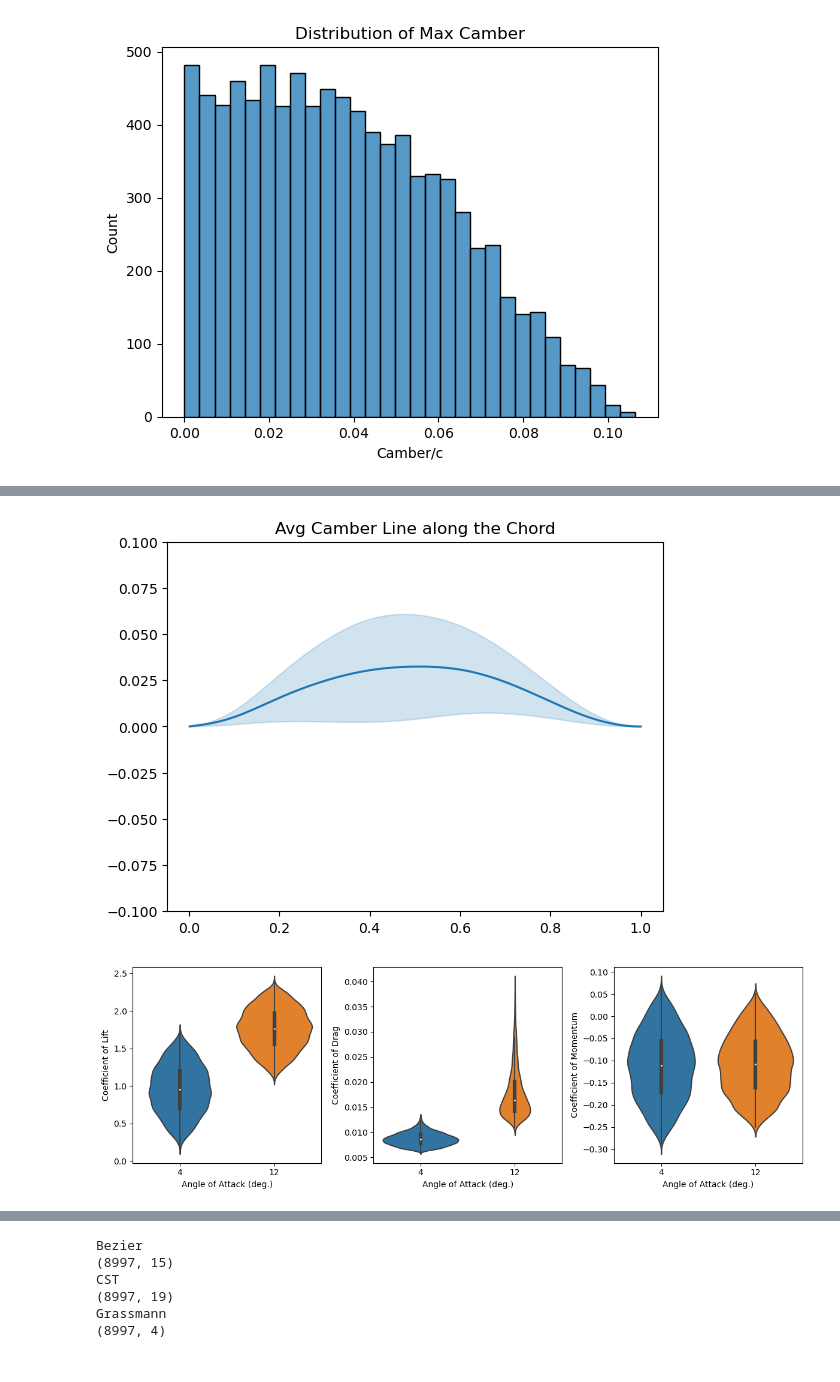
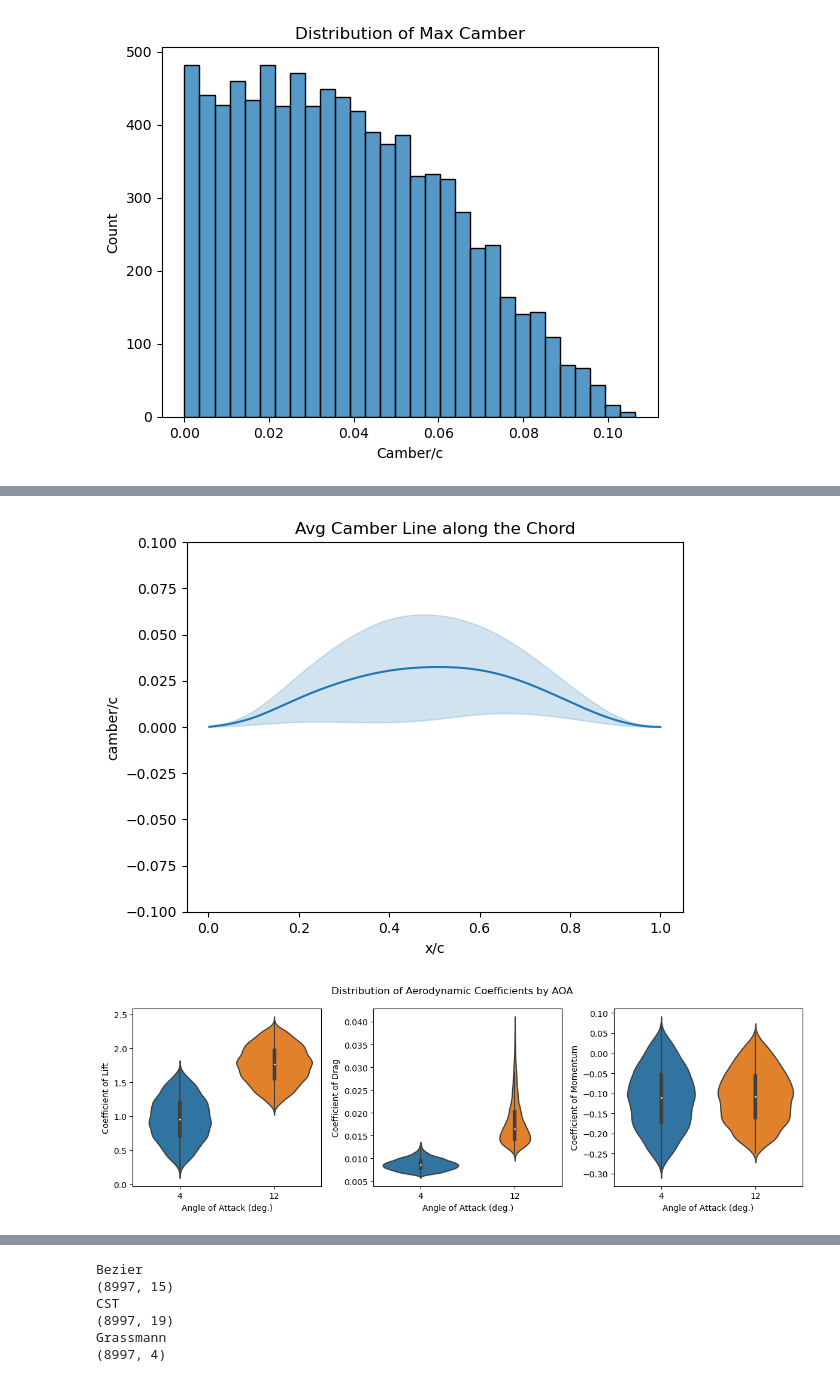
Before and after one commit to NREL/windAI_bench, a Jupyter notebook: airfoil_9k/explore_airfoil_9k_data.ipynb, the cells around one changed output, grey strips where cells are left out. Cells and saved outputs as stored; diff of their text form; code cells hidden in the pictures.

```diff
--- a/airfoil_9k/explore_airfoil_9k_data.ipynb
+++ b/airfoil_9k/explore_airfoil_9k_data.ipynb
@@ -165,10 +167,11 @@ ax.set_title('Avg Airfoil Thickness along the Chord');
 # %%
 # Visualization of Average Camber line and standard deviation across all airfoils
 ax = sns.lineplot(data=camber_arr_1d, x=camber_arr_1d[:,0], y=camber_arr_1d[:,1], errorbar='sd', n_boot=(len(camber_arr_1d)))
+ax.set(xlabel='x/c', ylabel='camber/c')
 ax.set_title('Avg Camber Line along the Chord')
 ax.set_ylim(ymin=-0.10, ymax=0.10);
 # %% [output]
-[figure, old version]
+[figure, new version]
 # %%
 # Visualize distributions of coeffients of lift, drag, and moment as a function of angle of attack across all airfoils
 with h5py.File(data_path, 'r') as hf:
@@ -176,31 +179,32 @@ with h5py.File(data_path, 'r') as hf:
         cd_alpha04 = hf['alpha+04']['C_d'][()]
         cm_alpha04 = hf['alpha+04']['C_m'][()]
 
         cl_alpha12 = hf['alpha+12']['C_l'][()]
         cd_alpha12 = hf['alpha+12']['C_d'][()]
         cm_alpha12 = hf['alpha+12']['C_m'][()]
 
 plt.figure(figsize=(12, 4))
 
 plt.subplot(131)
 ax = sns.violinplot(data=[cl_alpha04, cl_alpha12])
 ax.set_xticklabels([4,12])
 plt.xlabel('Angle of Attack (deg.)')
 plt.ylabel('Coefficient of Lift')
 
 plt.subplot(132)
 ax = sns.violinplot(data=[cd_alpha04, cd_alpha12])
 ax.set_xticklabels([4,12])
 plt.xlabel('Angle of Attack (deg.)')
 plt.ylabel('Coefficient of Drag')
 
 plt.subplot(133)
 ax = sns.violinplot(data=[cm_alpha04, cm_alpha12])
 ax.set_xticklabels([4,12])
 plt.xlabel('Angle of Attack (deg.)')
 plt.ylabel('Coefficient of Momentum')
 
+plt.suptitle('Distribution of Aerodynamic Coefficients by AOA')
 plt.tight_layout()
 plt.show()
 # %% [output]
-[figure, old version]
+[figure, new version]
```
Also changed, not shown: parts of 4 cells of this notebook, 1 other file.
